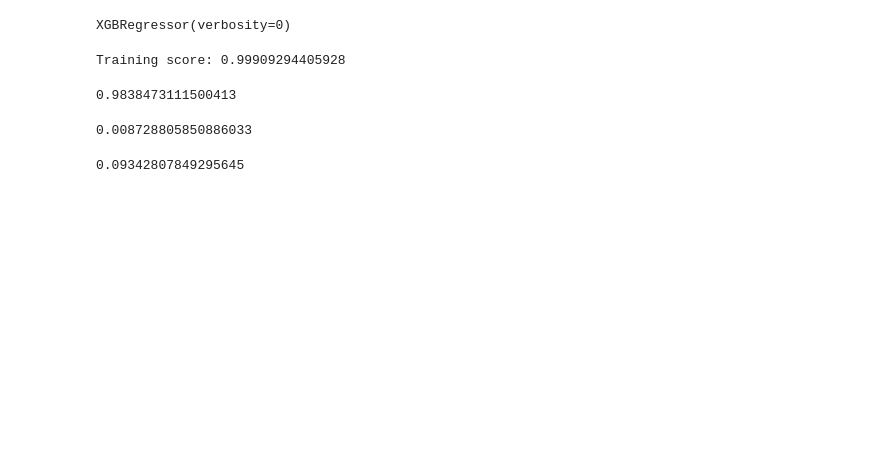
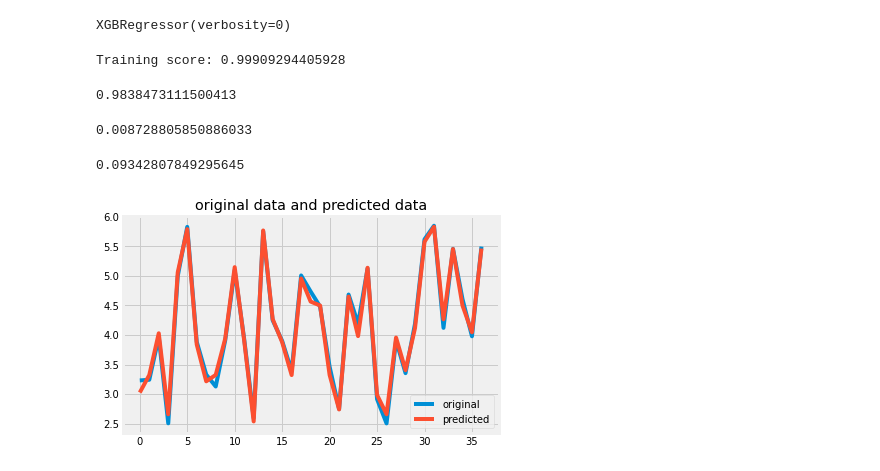
Before and after one commit to SomyaH99/Yes-bank-closing-stock-price-predictions, a Jupyter notebook: Closing_Stock_price_prediction_analysis.ipynb, the cells around one changed output. Saved outputs shown, nothing was run; the diff lists cells and outputs as text; code cells hidden in the pictures; blank space fills up the shorter version.

```diff
--- a/Closing_Stock_price_prediction_analysis.ipynb
+++ b/Closing_Stock_price_prediction_analysis.ipynb
@@ -559,3 +585,12 @@ rmse3 = np.sqrt(mse3)
 rmse3
 # %% [output]
 0.09342807849295645
+# %%
+x_ax = range(len(y_test))
+plt.plot(x_ax,y_test, label='original')
+plt.plot(x_ax,ypred2, label='predicted')
+plt.title('original data and predicted data')
+plt.legend()
+plt.show()
+# %% [output]
+[figure, added]
```
Also changed, not shown: parts of 8 cells of this notebook.
